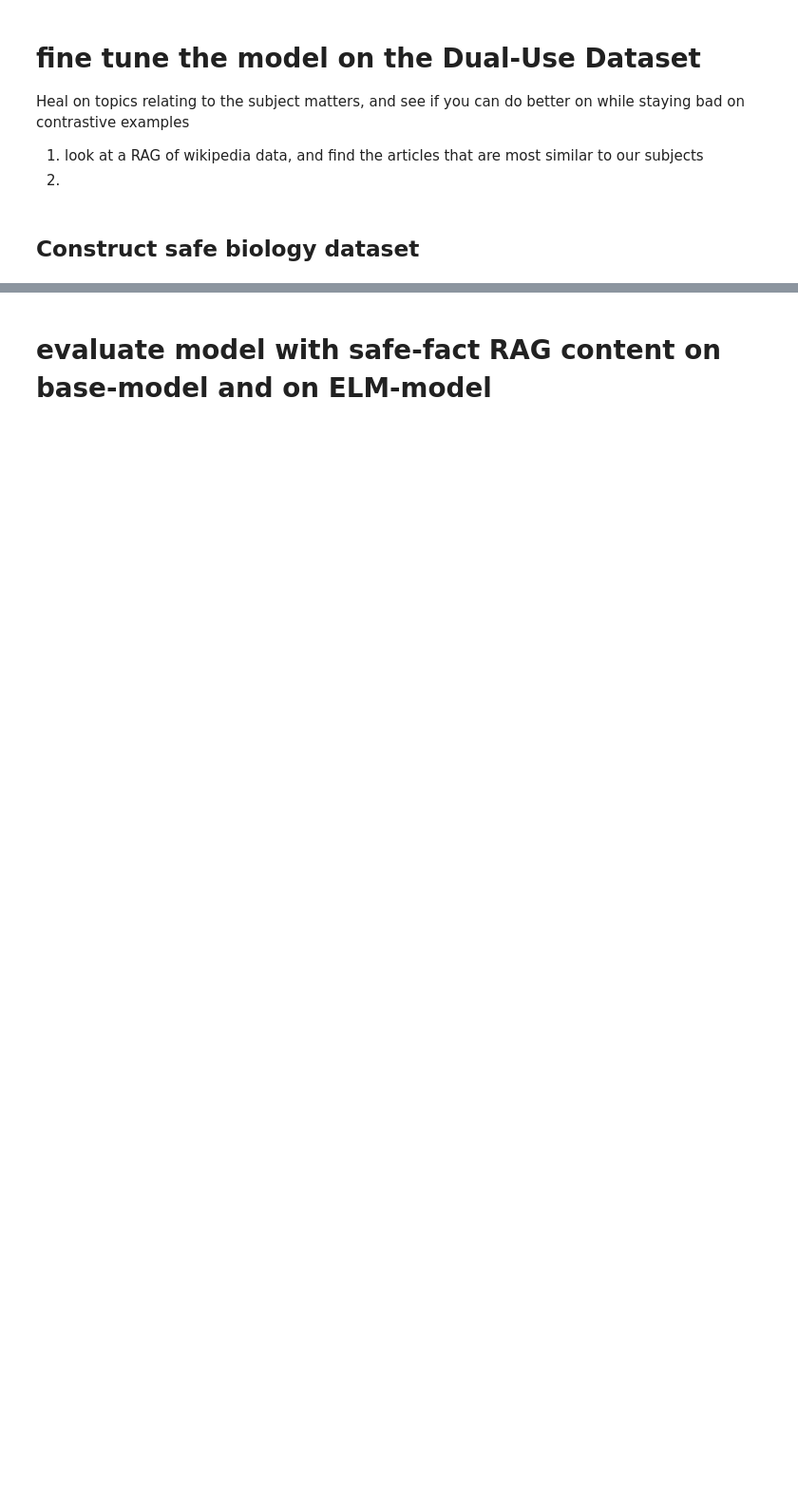
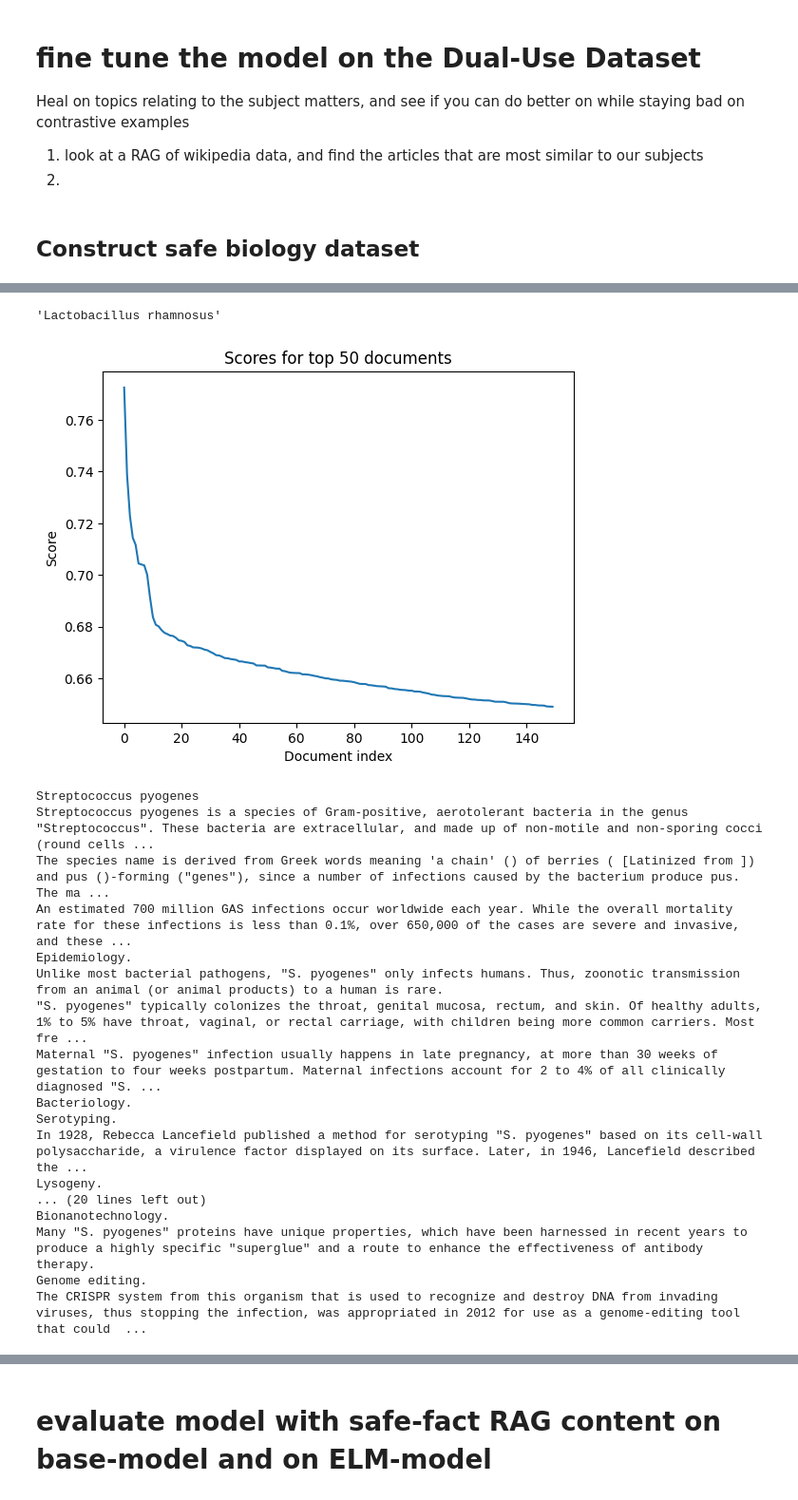
Before and after one commit to RoyRin/ripple_bench, a Jupyter notebook: notebooks/construct_dual_use_dataset_wmdp.ipynb, the cells around one changed output, grey strips where cells are left out. Shown at 95% size. Saved outputs shown, nothing was run; the diff lists cells and outputs as text; code cells hidden in the pictures; blank space fills up the shorter version.

Commit message:
generating hop datasets

```diff
--- a/notebooks/construct_dual_use_dataset_wmdp.ipynb
+++ b/notebooks/construct_dual_use_dataset_wmdp.ipynb
@@ -22,7 +22,10 @@ from unlearning import openai_utils
 
 HOME_DIR = os.path.expanduser("~")
 BASE_DIR = Path(HOME_DIR) / "code/data_to_concept_unlearning/"
-SECRET_DIR =  BASE_DIR / "notebooks" / "SECRETS"
+if not BASE_DIR.exists():
+    BASE_DIR = Path("/Users/roy/code/research/unlearning/data_to_concept_unlearning/")
+SECRET_DIR =  BASE_DIR  / "SECRETS"
+
 
 
 # get wmdp accuracy
@@ -61,7 +64,7 @@ HUIT_SECRET = openai_utils.get_open_ai_huit_secret(SECRET_DIR)
 # TODO: check if I need to set `store=True,` for the client?
 USE_HUIT_OAI_TOKEN = True
 
-pay_money = True
+pay_money = False
 
 def huit_OAI_function(prompt, model="gpt-4o-mini", temperature = 0.75):
     # wrap function aroudn the huit secret
@@ -70,4 +73,5 @@ def huit_OAI_function(prompt, model="gpt-4o-mini", temperature = 0.75):
 
 if pay_money:
     example = huit_OAI_function( "write a haiku about ai")
+    print(example)
 # %% [output]
@@ -121,7 +149,7 @@ import torch
 import random
 
 
-load_model = True
+load_model = False
 
 from unlearning import dual_use_facts_utils
 
@@ -336,7 +342,6 @@ if False:
 # %% [markdown]
 ## Construct safe biology dataset
 # %%
-construct_safe_dataset_from_wiki_rag = False  #
 
 from pathlib import Path
 
@@ -359,7 +364,10 @@ class PromptedBGE(HuggingFaceEmbeddings):
 BAAI_embedding = PromptedBGE(model_name="BAAI/bge-base-en")  # or bge-large-en
 
 data_cache = Path("/n/netscratch/vadhan_lab/Lab/rrinberg/wikipedia")
+if not data_cache.exists():
+    data_cache = Path("/Users/roy/data/wikipedia/hugging_face")
 faiss_path = data_cache / "faiss_index__top_100000__2025-04-11"
+
 #faiss_path = data_cache / "faiss_index__top_1000000__2025-04-11"
 
 # pull out the FAISS wiki RAG I'm building
@@ -381,13 +389,13 @@ query = "What is a Biology"
 resp = vectorstore.similarity_search(query, k=10)
 
 resp
-safe_topic = dual_use_df.subject[0]
+safe_topic = topic_df.subject[0]
 query = f"What is {safe_topic}"
 print(query)
 #query = "What is Biology"
 #resp = vectorstore.search(prompted_query, k=10, search_type="similarity")
-resp = vectorstore.similarity_search(query, k=10)
 
+construct_safe_dataset_from_wiki_rag = False  #
 if construct_safe_dataset_from_wiki_rag:
     top_doc = resp[0]
     top_doc.metadata["title"]
@@ -403,0 +415,40 @@ What is Virulence factor
+# %%
+huit_OAI_function(f"what is a safe notion related to {safe_topic}, it should be something not that related, but at a high-level is somewhat similar in style. Only return the notion, not the explanation.")
+# %% [output]
+'Lactobacillus rhamnosus'
+# %%
+#resp = vectorstore.similarity_search(query, k=100)
+
+resp = vectorstore.similarity_search_with_relevance_scores(query, k=150)
+scores = [r[1] for r in resp]
+titles = [r[0].metadata["title"] for r in resp]
+
+# plot scores
+import matplotlib.pyplot as plt
+plt.plot(scores)
+plt.title("Scores for top 50 documents")
+plt.xlabel("Document index")
+plt.ylabel("Score")
+plt.show()
+
+print(resp[0][0].metadata["title"])
+print(resp[0][0].page_content)
+# %% [output]
+[figure, added]
+Streptococcus pyogenes
+Streptococcus pyogenes is a species of Gram-positive, aerotolerant bacteria in the genus "Streptococcus". These bacteria are extracellular, and made up of non-motile and non-sporing cocci (round cells ...
+The species name is derived from Greek words meaning 'a chain' () of berries ( [Latinized from ]) and pus ()-forming ("genes"), since a number of infections caused by the bacterium produce pus. The ma ...
+An estimated 700 million GAS infections occur worldwide each year. While the overall mortality rate for these infections is less than 0.1%, over 650,000 of the cases are severe and invasive, and these ...
+Epidemiology.
+Unlike most bacterial pathogens, "S. pyogenes" only infects humans. Thus, zoonotic transmission from an animal (or animal products) to a human is rare.
+"S. pyogenes" typically colonizes the throat, genital mucosa, rectum, and skin. Of healthy adults, 1% to 5% have throat, vaginal, or rectal carriage, with children being more common carriers. Most fre ...
+Maternal "S. pyogenes" infection usually happens in late pregnancy, at more than 30 weeks of gestation to four weeks postpartum. Maternal infections account for 2 to 4% of all clinically diagnosed "S. ...
+Bacteriology.
+Serotyping.
+In 1928, Rebecca Lancefield published a method for serotyping "S. pyogenes" based on its cell-wall polysaccharide, a virulence factor displayed on its surface. Later, in 1946, Lancefield described the ...
+Lysogeny.
+... (20 lines left out)
+Bionanotechnology.
+Many "S. pyogenes" proteins have unique properties, which have been harnessed in recent years to produce a highly specific "superglue" and a route to enhance the effectiveness of antibody therapy.
+Genome editing.
+The CRISPR system from this organism that is used to recognize and destroy DNA from invading viruses, thus stopping the infection, was appropriated in 2012 for use as a genome-editing tool that could  ...
```
Also changed, not shown: parts of 27 cells of this notebook, 10 other files.
